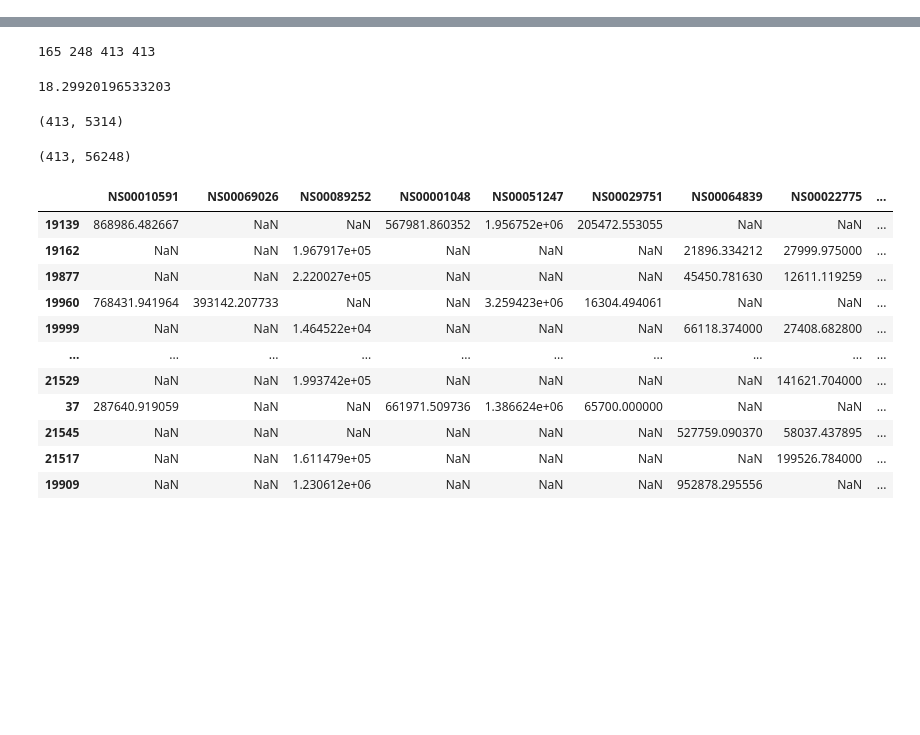
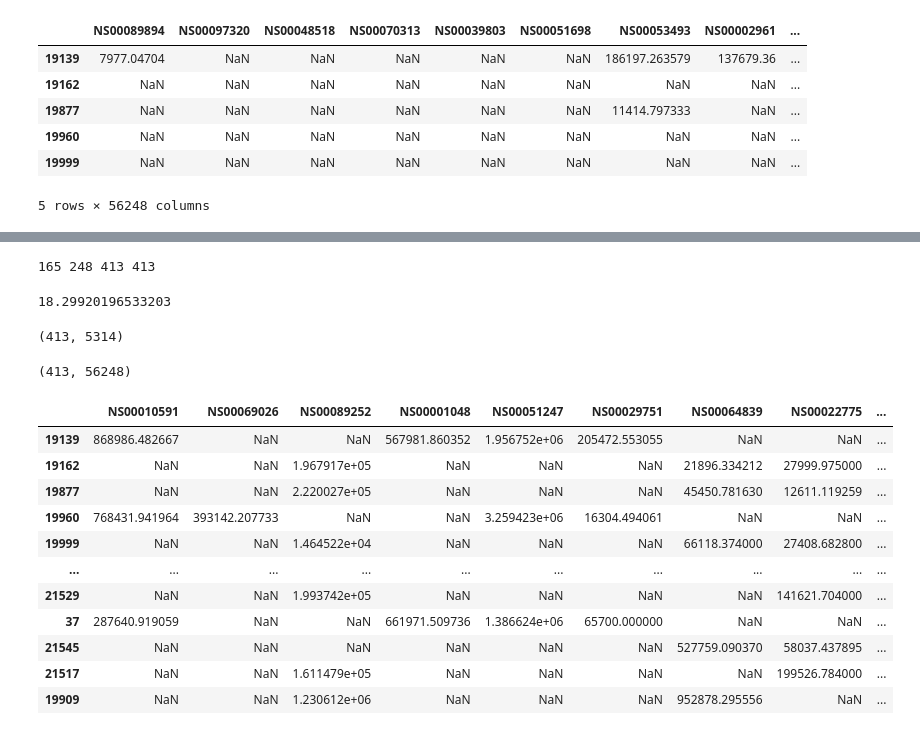
Before and after one commit to NERC-CEH/DSFP-PyExplorer, a Jupyter notebook: notebooks/missingness.ipynb, the cells around one changed output, grey strips where cells are left out. Cells and saved outputs as stored; diff of their text form; code cells hidden in the pictures; blank space fills up the shorter version.

```diff
--- a/notebooks/missingness.ipynb
+++ b/notebooks/missingness.ipynb
@@ -17,3 +43,13 @@ ordinationData = pd.read_csv("../ordination/333_ordination.csv",index_col=0)
+# %%
+ordinationData.head()
+# %% [output]
+|  | NS00089894 | NS00097320 | NS00048518 | NS00070313 | NS00039803 | NS00051698 | NS00053493 | NS00002961 | ... |
+| 19139 | 7977.04704 | NaN | NaN | NaN | NaN | NaN | 186197.263579 | 137679.36 | ... |
+| 19162 | NaN | NaN | NaN | NaN | NaN | NaN | NaN | NaN | ... |
+| 19877 | NaN | NaN | NaN | NaN | NaN | NaN | 11414.797333 | NaN | ... |
+| 19960 | NaN | NaN | NaN | NaN | NaN | NaN | NaN | NaN | ... |
+| 19999 | NaN | NaN | NaN | NaN | NaN | NaN | NaN | NaN | ... |
+5 rows × 56248 columns
 # %%
 #read the metadata
 metaData = pd.read_csv("../metadata/333_metadata.csv",index_col=0)
```
Also changed, not shown: parts of 4 cells of this notebook, 15 other files.
